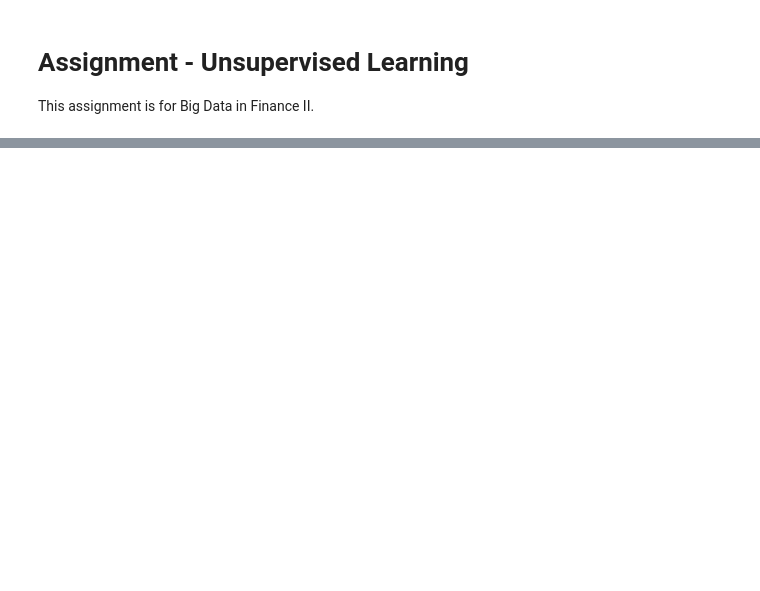
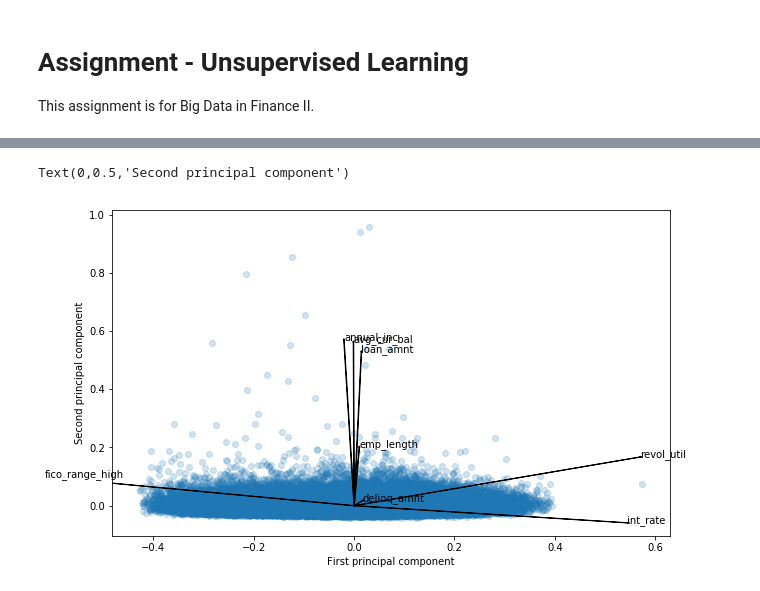
Before and after one commit to TimZhiX/Big-Data-in-Finance-II, a Jupyter notebook: Assignments/BigData2_Assignment_Group7.ipynb, the cells around one changed output, grey strips where cells are left out. Cells and saved outputs as stored; diff of their text form; code cells hidden in the pictures; blank space fills up the shorter version.

```diff
--- a/Assignments/BigData2_Assignment_Group7.ipynb
+++ b/Assignments/BigData2_Assignment_Group7.ipynb
@@ -412,0 +65,8 @@ plt.legend(title='Cluster')
+# %%
+# The first two principal components
+pca = PCA(n_components = 2)
+da = df.iloc[:, 1:] # access data except column loan_status
+da_nm = (da - da.mean())/da.std() # normalised data
+pc = pca.fit_transform(da_nm)
+print(pc)
+print(pc.shape)
@@ -412,0 +82,14 @@ plt.legend(title='Cluster')
+# %%
+# Plot biplot
+terms = da.sum(axis = 0).sort_values(ascending = False).index.tolist()
+loadings = pd.DataFrame(pca.components_, index = ["PC1", "PC2"], columns = da.columns)
+plt.figure(figsize=(10,6))
+for term in terms:
+    plt.arrow(0,0,loadings.loc['PC1',term],loadings.loc['PC2',term])
+    plt.text(loadings.loc['PC1',term],loadings.loc['PC2',term],term)
+plt.scatter(pc[:,0]/(pc[:,0].max() - pc[:,0].min()) ,pc[:,1]/(pc[:,1].max() - pc[:,1].min()),alpha = 0.2)
+plt.xlabel('First principal component')
+plt.ylabel('Second principal component')
+# %% [output]
+Text(0,0.5,'Second principal component')
+[figure, added]
```
Also changed, not shown: parts of 79 cells of this notebook, 1 other file.
